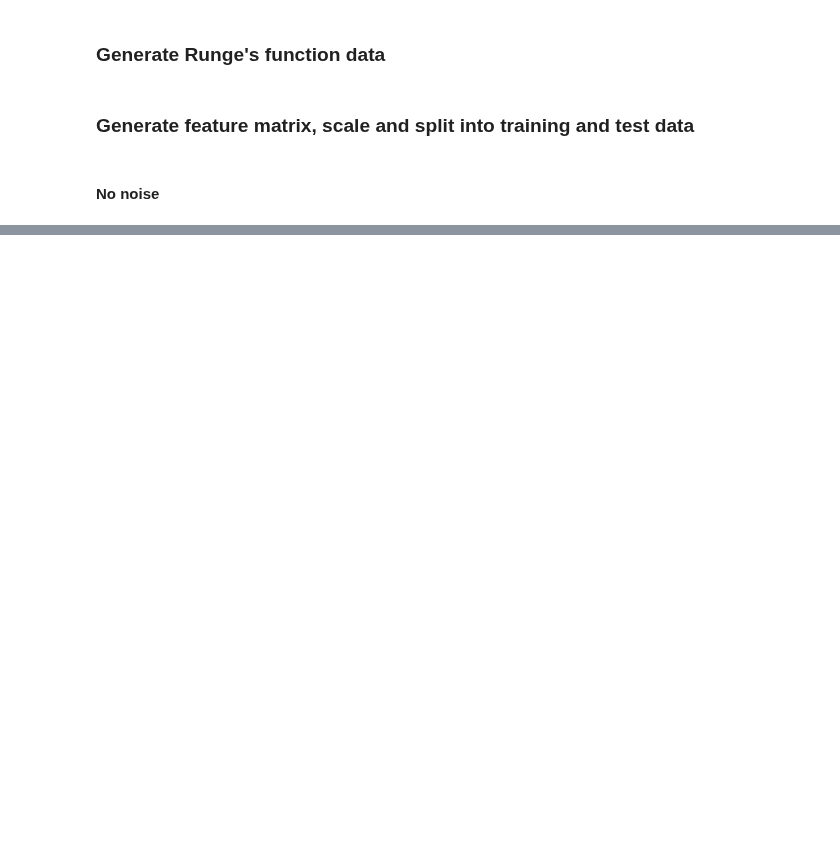
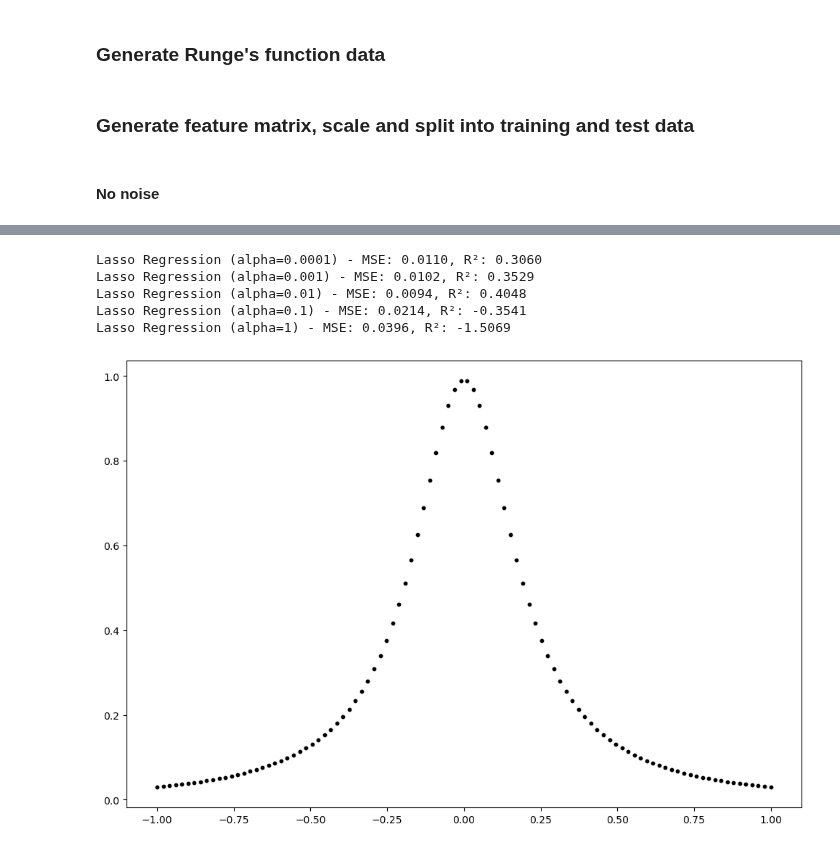
Before and after one commit to johtj/data_analysis_ml_projects, a Jupyter notebook: assignment1/code/assignment1_h.ipynb, the cells around one changed output, grey strips where cells are left out. Saved outputs shown, nothing was run; the diff lists cells and outputs as text; code cells hidden in the pictures; blank space fills up the shorter version.

```diff
--- a/assignment1/code/assignment1_h.ipynb
+++ b/assignment1/code/assignment1_h.ipynb
@@ -82,0 +162,32 @@ y_train_scaled_noise, y_test_scaled_noise, y_train_mean_noise, y_train_std_noise
+# %%
+for a in [1e-4, 1e-3, 1e-2, 1e-1, 1]:
+    model = Lasso(alpha=a, max_iter=10000)
+    # kjør CV og print MSE / R2
+    model.fit(X_train, y_train)
+    y_pred = model.predict(X_test)
+    mse = mean_squared_error(y_test, y_pred)
+    r2 = r2_score(y_test, y_pred)
+    print(f"Lasso Regression (alpha={a}) - MSE: {mse:.4f}, R²: {r2:.4f}")
+# plot results with fixed colors for each model and data
+colors = {
+    'Linear Regression': 'blue',
+    'Ridge Regression': 'green',
+    'Lasso Regression': 'orange',
+    'Runge Function': 'red',
+    'Data': 'black'
+}
+x_plot = np.linspace(-1, 1, 100).reshape(-1, 1)
+X_plot_poly = poly.transform(x_plot)
+X_plot_scaled = scaler.transform(X_plot_poly)
+plt.figure(figsize=(12, 8))
+plt.scatter(x, y if y.ndim == 1 else y[:, 0], color
+=colors['Data'], label='Data', s=10)
+for name, model in models.items():
+    y_plot = model.predict(X_plot_scaled)
+# %% [output]
+Lasso Regression (alpha=0.0001) - MSE: 0.0110, R²: 0.3060
+Lasso Regression (alpha=0.001) - MSE: 0.0102, R²: 0.3529
+Lasso Regression (alpha=0.01) - MSE: 0.0094, R²: 0.4048
+Lasso Regression (alpha=0.1) - MSE: 0.0214, R²: -0.3541
+Lasso Regression (alpha=1) - MSE: 0.0396, R²: -1.5069
+[figure, added]
```
Also changed, not shown: parts of 21 cells of this notebook, 8 other files.
